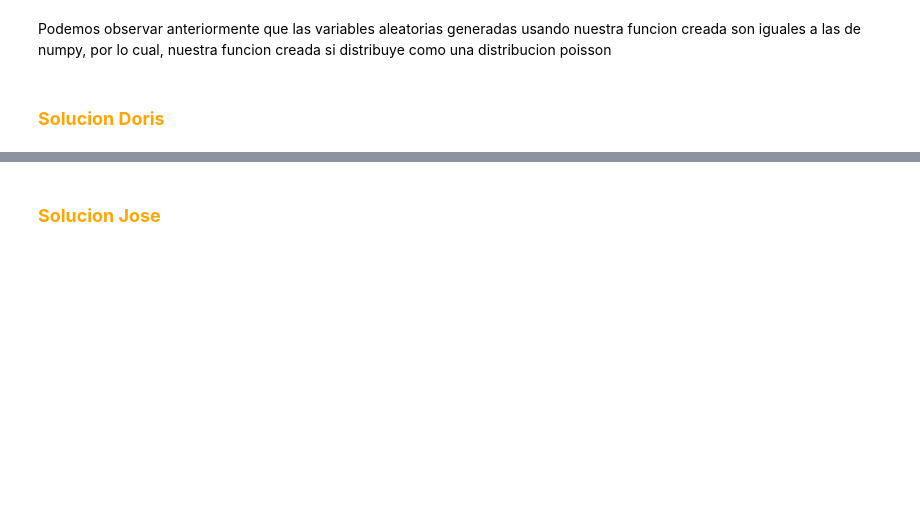
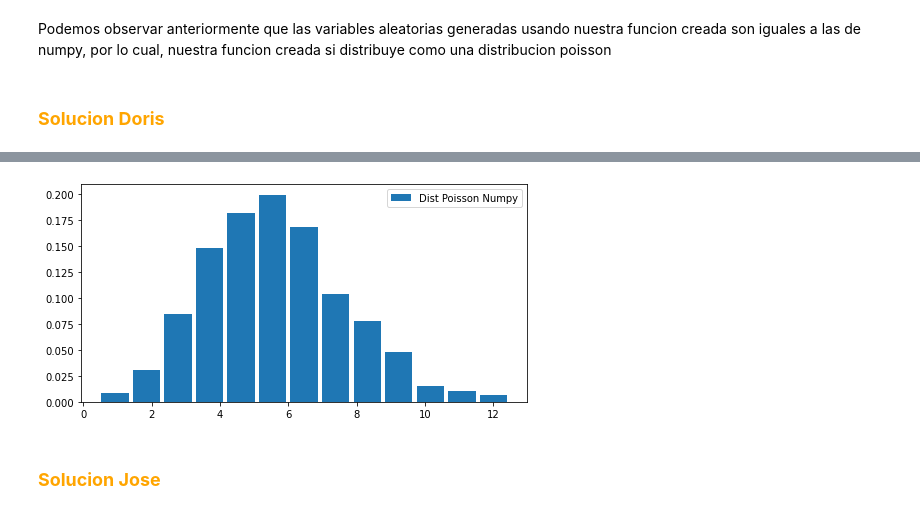
Before and after one commit to nicoglez/Tareas_SNGonzalez_DGomez, a Jupyter notebook: Tarea4_SNGonzalez_DGomez_JTNavarro.ipynb, the cells around one changed output, grey strips where cells are left out. Cells and saved outputs as stored; diff of their text form; code cells hidden in the pictures; blank space fills up the shorter version.

```diff
--- a/Tarea4_SNGonzalez_DGomez_JTNavarro.ipynb
+++ b/Tarea4_SNGonzalez_DGomez_JTNavarro.ipynb
@@ -207,3 +207,19 @@ hist_discrete(d_bino_numpy,'usando numpy')
 Podemos observar anteriormente que las variables aleatorias generadas usando nuestra funcion creada son iguales a las de numpy, por lo cual, nuestra funcion creada si distribuye como una distribucion binomial
 # %% [markdown]
 ### <font color ='Orange'> **Solucion Doris**
+# %%
+def Gen_distr_discreta(U:'vector de números aleatorios',
+                       p_acum: 'P.Acumulada de la distribución a generar'):
+    '''Tener en cuenta que este arreglo cuenta números empezando del 0'''
+    v = np.array(list(map(lambda j:sum(1 for i in p_acum if i<U[j]),range(N))))
+    return v
+def plot_histogram_discrete(distribucion:'señal de varibles aleatorias de un distribución DISCRETA dada',
+                            label:'label del legend a aparecer en el gráfica',
+                            densidad:'por defecto regresa el histograma en densidad'=True):
+    # len(set(distribucion)) cuenta la cantidad de elementos distintos de la variable 'distribucion'
+    plt.figure(figsize=[8,4])
+    y,x = np.histogram(distribucion,bins = len(set(distribucion)),density = densidad)
+    plt.bar(x[1:],y,label=label)
+#     print(len(y),len(x))
+    plt.legend()
+    plt.show()
@@ -287,3 +378,8 @@ Podemos observar anteriormente que las variables aleatorias generadas usando nue
+# %%
+np_pois = np.random.poisson(p,n)
+plot_histogram_discrete(np_pois, 'Dist Poisson Numpy')
+# %% [output]
+[figure, added]
 # %% [markdown]
 ### <font color ='Orange'> **Solucion Jose**
 # %%
```
Also changed, not shown: parts of 21 cells of this notebook.
